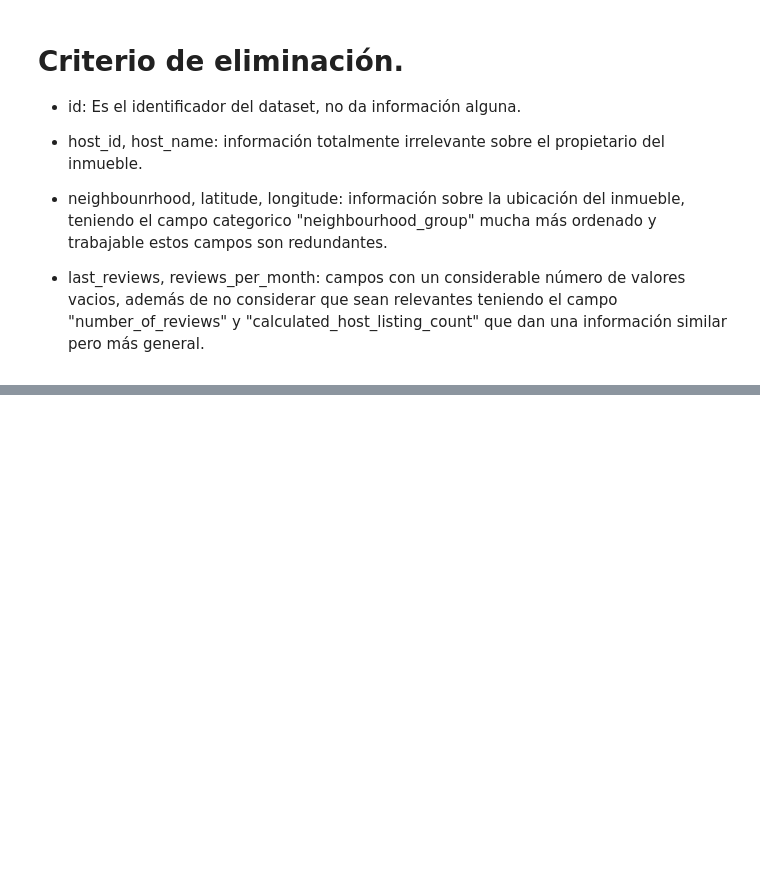
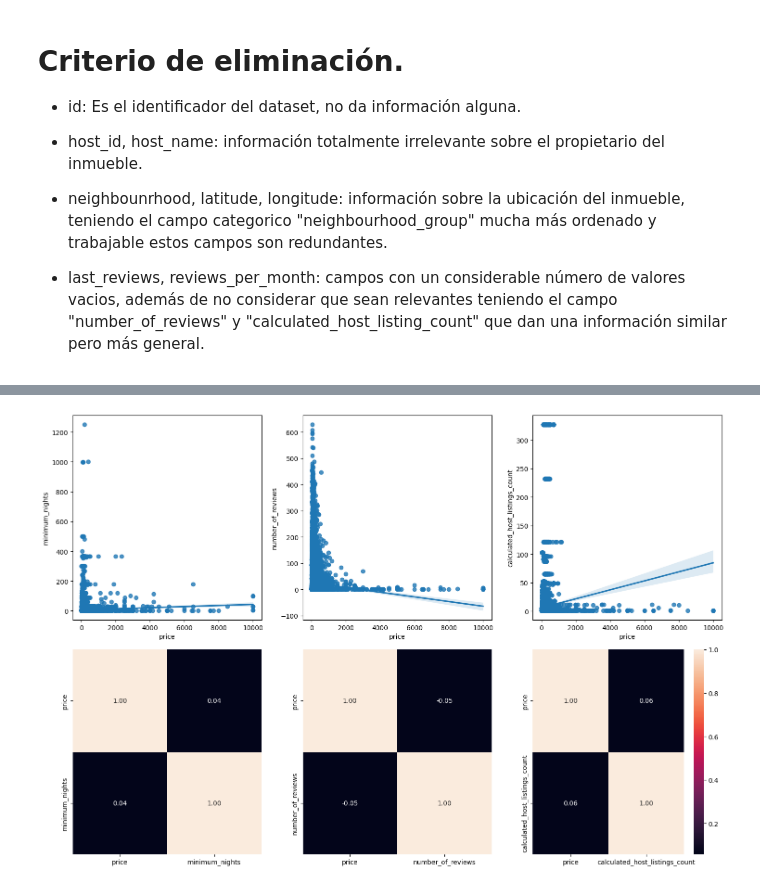
Before and after one commit to Fj-martinez33/AirBnB-NewYork, a Jupyter notebook: src/explore.ipynb, the cells around one changed output, grey strips where cells are left out. Cells and saved outputs as stored; diff of their text form; code cells hidden in the pictures; blank space fills up the shorter version.

```diff
--- a/src/explore.ipynb
+++ b/src/explore.ipynb
@@ -157,0 +215,21 @@ The old dimension of dataset is (48895, 15), and the new dimension is (48895, 7)
+# %%
+#Analisis numerico/numerico
+
+def NumericalNumericalGraf(dataset, x, y_list):
+    #Creamos la figura
+    fig, axis = plt.subplots(2, 3, figsize=(15,10))
+
+    #Creamos la grafica
+    sns.regplot( ax = axis[0,0], data = dataset, x = x, y = y_list[0])
+    sns.heatmap( dataset[[x,y_list[0]]].corr(), annot=True, fmt=".2f", ax = axis[1,0], cbar=False)
+    sns.regplot( ax = axis[0,1], data = dataset, x = x, y = y_list[1])
+    sns.heatmap( dataset[[x, y_list[1]]].corr(), annot=True, fmt=".2f", ax = axis [1,1], cbar=False)
+    sns.regplot( ax = axis[0,2], data = dataset, x = x, y = y_list[2])
+    sns.heatmap( dataset[[x, y_list[2]]].corr(), annot=True, fmt=".2f", ax = axis[1,2])
+
+    plt.tight_layout()
+    plt.show()
+
+NumericalNumericalGraf(data, "price", ["minimum_nights", "number_of_reviews", "calculated_host_listings_count"])
+# %% [output]
+[figure, added]
```
Also changed, not shown: parts of 9 cells of this notebook.
